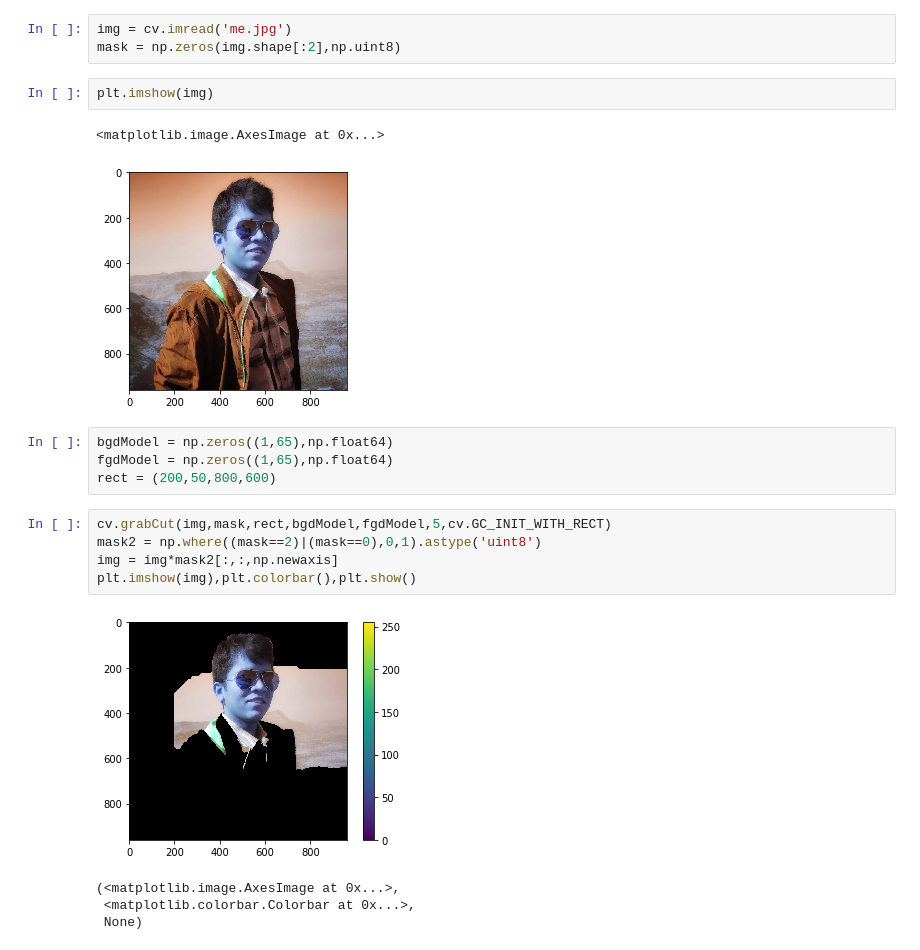
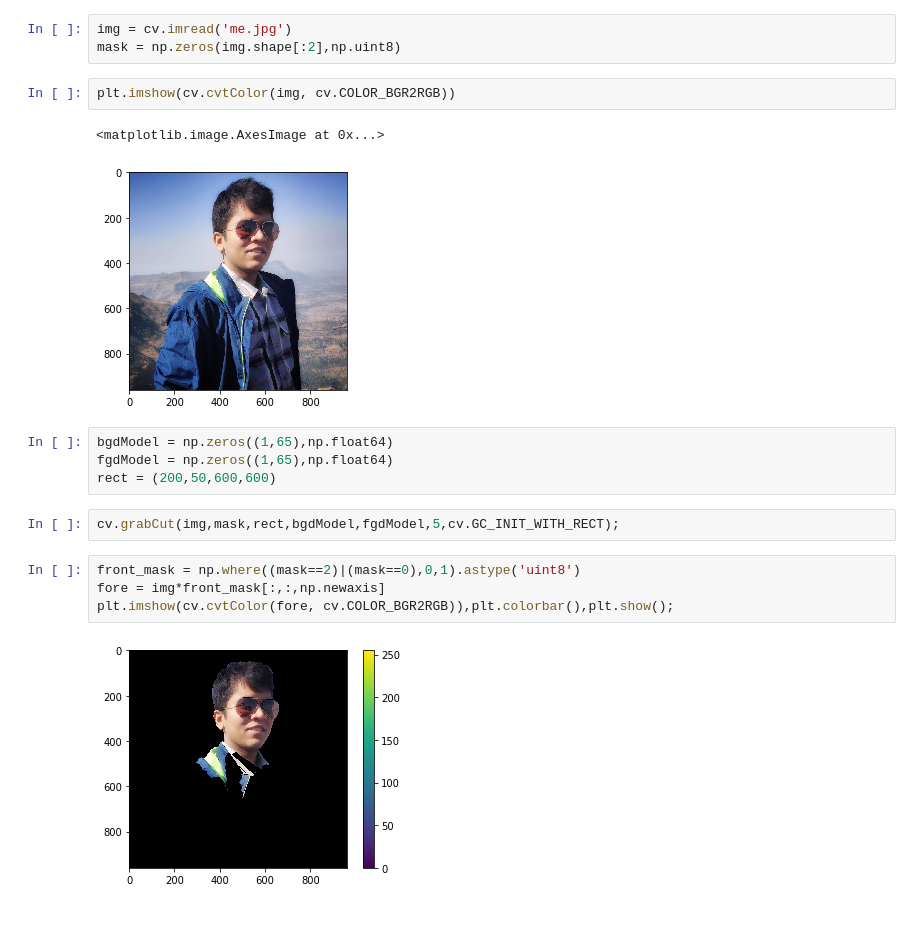
Before and after one commit to rs9899/Video-Bokeh-Effect, a Jupyter notebook: Tryout.ipynb, the cells around one changed output. Drawn from its saved outputs; the diff is of its cells as text; blank space fills up the shorter version.

```diff
--- a/Tryout.ipynb
+++ b/Tryout.ipynb
@@ -8,21 +8,19 @@ from matplotlib import pyplot as plt
 img = cv.imread('me.jpg')
 mask = np.zeros(img.shape[:2],np.uint8)
 # %%
-plt.imshow(img)
+plt.imshow(cv.cvtColor(img, cv.COLOR_BGR2RGB))
 # %% [output]
 <matplotlib.image.AxesImage at 0x...>
-[figure, old version]
+[figure, new version]
 # %%
 bgdModel = np.zeros((1,65),np.float64)
 fgdModel = np.zeros((1,65),np.float64)
-rect = (200,50,800,600)
+rect = (200,50,600,600)
+# %%
+cv.grabCut(img,mask,rect,bgdModel,fgdModel,5,cv.GC_INIT_WITH_RECT);
 # %%
-cv.grabCut(img,mask,rect,bgdModel,fgdModel,5,cv.GC_INIT_WITH_RECT)
-mask2 = np.where((mask==2)|(mask==0),0,1).astype('uint8')
-img = img*mask2[:,:,np.newaxis]
-plt.imshow(img),plt.colorbar(),plt.show()
+front_mask = np.where((mask==2)|(mask==0),0,1).astype('uint8')
+fore = img*front_mask[:,:,np.newaxis]
+plt.imshow(cv.cvtColor(fore, cv.COLOR_BGR2RGB)),plt.colorbar(),plt.show();
 # %% [output]
-[figure, old version]
+[figure, new version]
-(<matplotlib.image.AxesImage at 0x...>,
- <matplotlib.colorbar.Colorbar at 0x...>,
- None)
```
Also changed, not shown: parts of 2 cells of this notebook.
